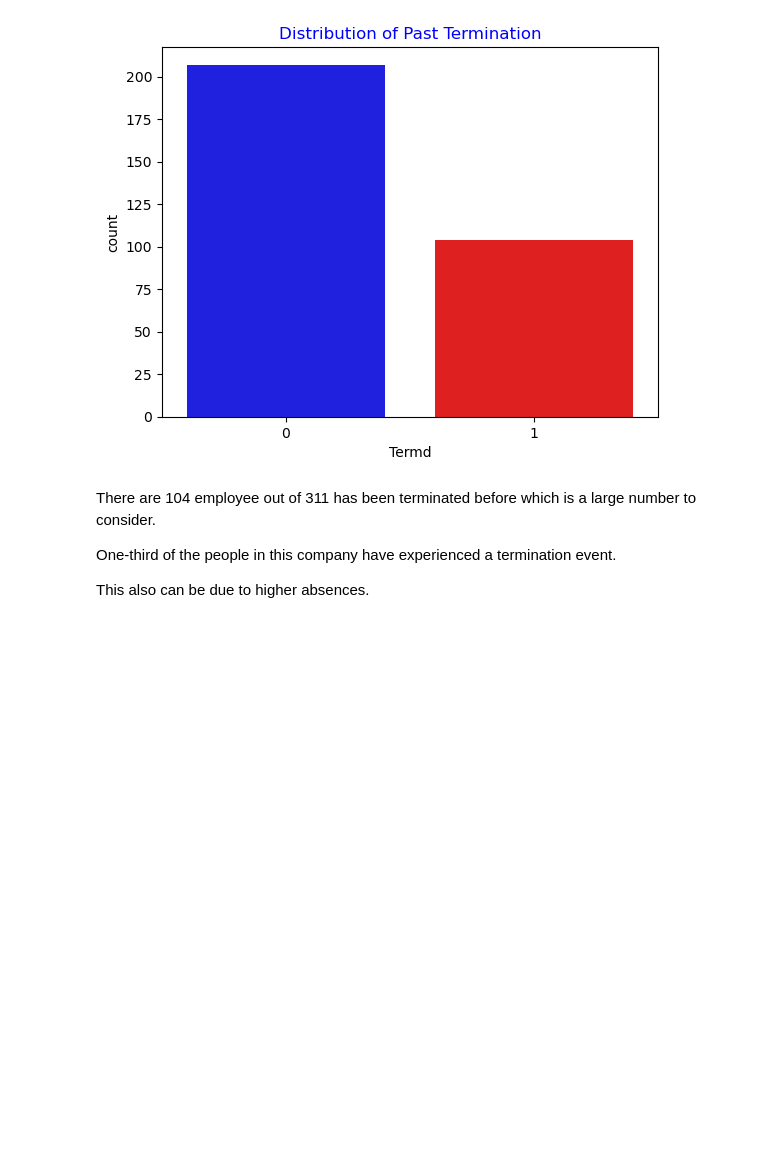
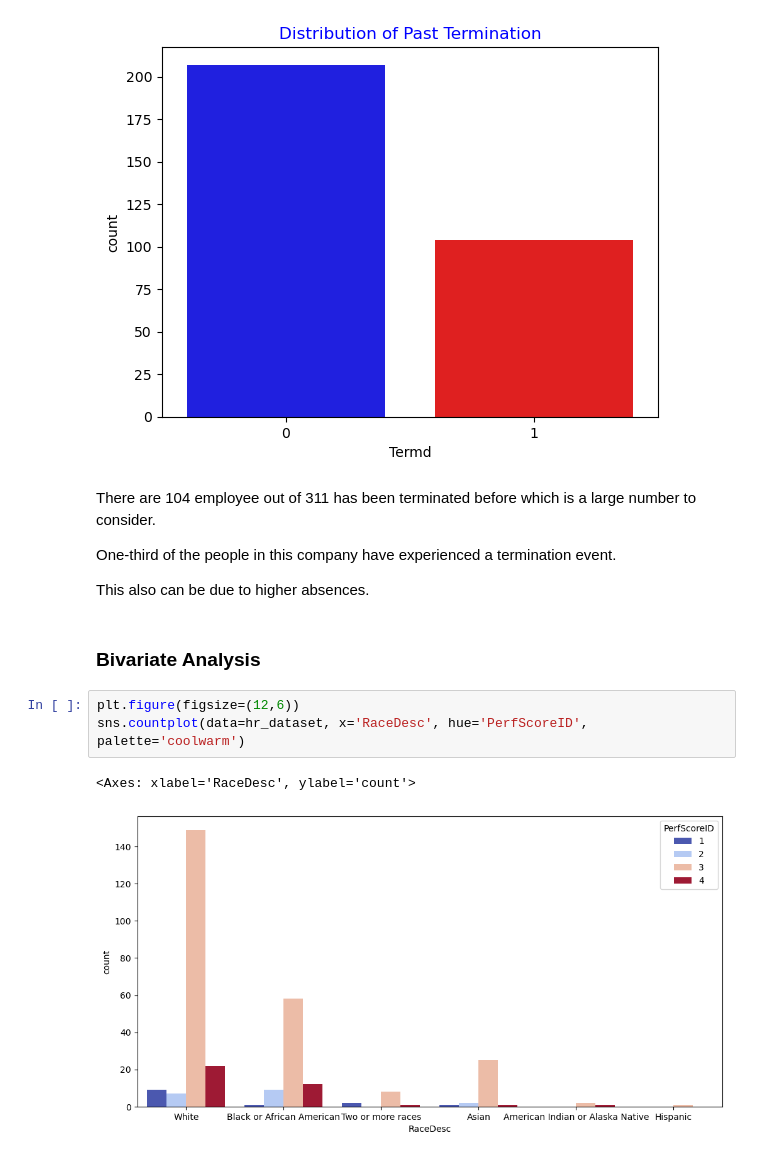
Before and after one commit to Kanitoure5301/tkh_career_analysis, a Jupyter notebook: notebooks/empl_perf_mohammed.ipynb, the cells around one changed output. Saved outputs shown, nothing was run; the diff lists cells and outputs as text; blank space fills up the shorter version.

Commit message:
Completed Employee Performance Analasis and added performance analysis section in readme

```diff
--- a/notebooks/empl_perf_mohammed.ipynb
+++ b/notebooks/empl_perf_mohammed.ipynb
@@ -296,3 +288,11 @@ There are 104 employee out of 311 has been terminated before which is a large nu
 One‑third of the people in this company have experienced a termination event.
 
 This also can be due to higher absences.
+# %% [markdown]
+### Bivariate Analysis
+# %%
+plt.figure(figsize=(12,6))
+sns.countplot(data=hr_dataset, x='RaceDesc', hue='PerfScoreID', palette='coolwarm')
+# %% [output]
+<Axes: xlabel='RaceDesc', ylabel='count'>
+[figure, added]
```
Also changed, not shown: parts of 28 cells of this notebook, 1 other file.
